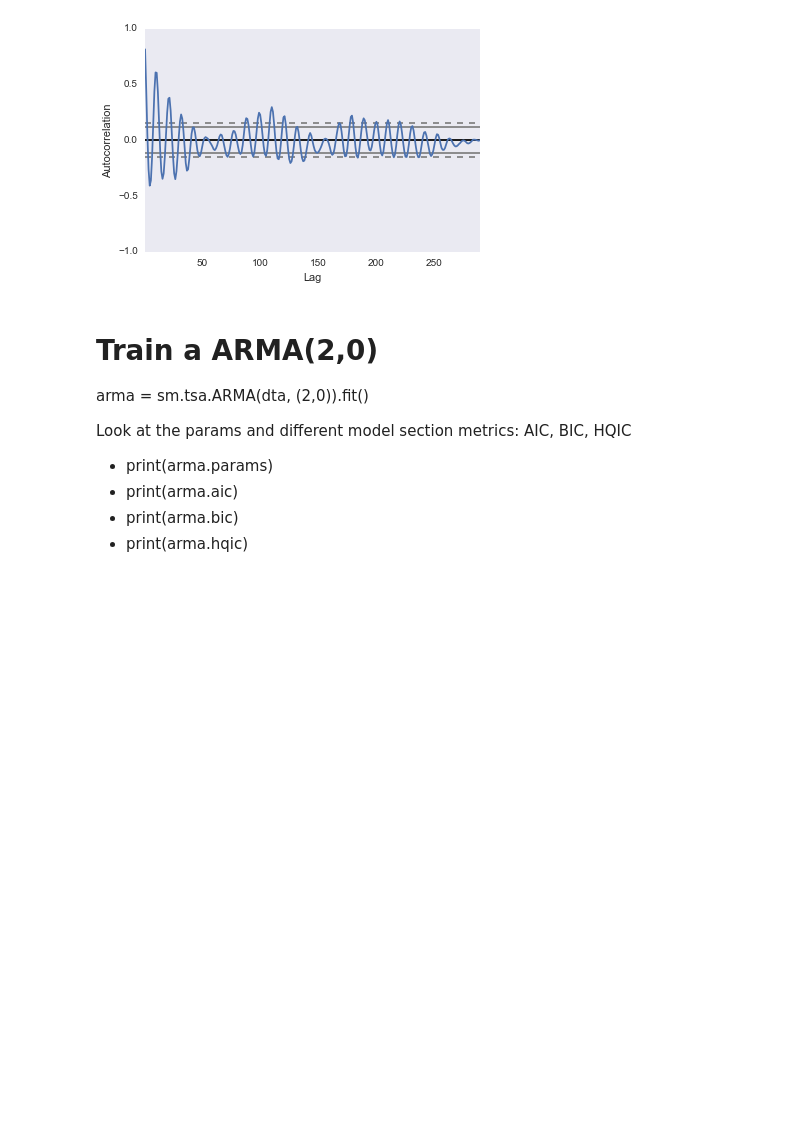
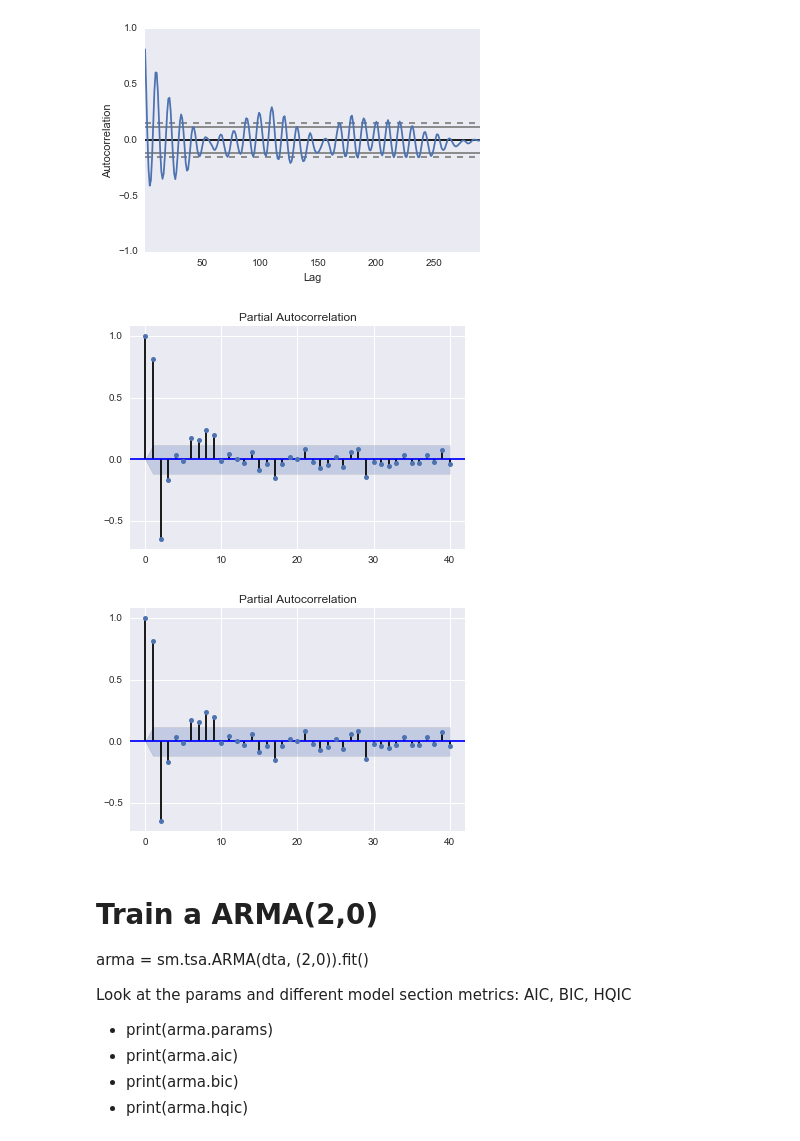
Before and after one commit to alexisperrier/gads, a Jupyter notebook: 17_ts2/py/L17 Sunspots ARIMA Lab.ipynb, the cells around one changed output. Cells and saved outputs as stored; diff of their text form; code cells hidden in the pictures; blank space fills up the shorter version.

```diff
--- a/17_ts2/py/L17 Sunspots ARIMA Lab.ipynb
+++ b/17_ts2/py/L17 Sunspots ARIMA Lab.ipynb
@@ -44,6 +44,11 @@ autocorrelation_plot(ts.spots)
 # %% [output]
 <matplotlib.axes._subplots.AxesSubplot at 0x...>
 [figure]
+# %%
+sm.graphics.tsa.plot_pacf(ts.spots, lags = 40 )
+# %% [output]
+[figure, added]
+[figure, added]
 # %% [markdown]
 # Train a ARMA(2,0)
 
```
Also changed, not shown: parts of 7 cells of this notebook, 8 other files.
